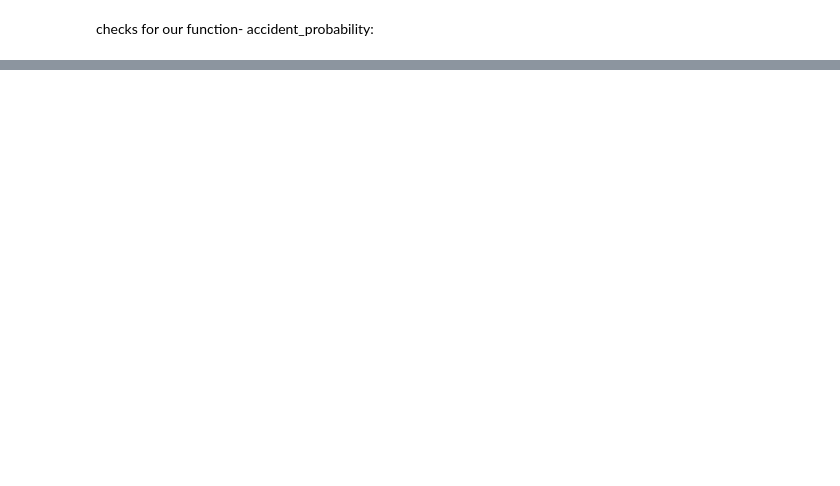
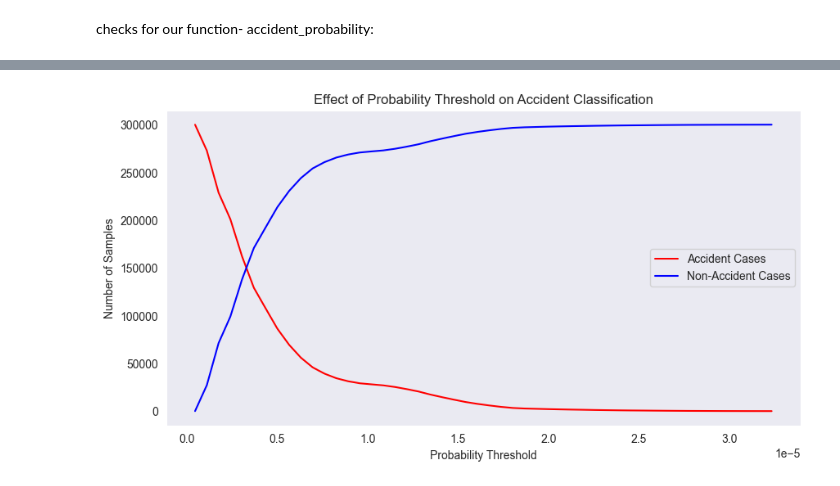
Before and after one commit to zaurusman/Project-RideShare, a Jupyter notebook: Generating_Data.ipynb, the cells around one changed output, grey strips where cells are left out. Cells and saved outputs as stored; diff of their text form; code cells hidden in the pictures; blank space fills up the shorter version.

Commit message:
shira with changes

```diff
--- a/Generating_Data.ipynb
+++ b/Generating_Data.ipynb
@@ -992,0 +1045,83 @@ AssertionError: Error: Probability should differ for road types!
+# %%
+import pandas as pd
+import numpy as np
+import matplotlib.pyplot as plt
+
+# Define mapping from Area to Police Unit Index (assuming order matches)
+area_to_police_unit = {
+    'Valleys Area': 0, 'Negev Area': 1, 'Hasharon Area': 2, 'Coastal Area': 3,
+    'Eilat Area': 4, 'Lachish Area': 5, 'Jerusalem District': 6, 'Haifa Area': 7,
+    'Galilee Area': 8, 'Shomron Area': 9
+}
+
+def convert_time_to_decimal(time_str):
+    """Converts HH:MM:SS time format to fractional hours."""
+    h, m, s = map(int, time_str.split(":"))
+    return h + m / 60 + s / 3600  # Convert to fractional hour
+
+def analyze_thresholds(dataset_path):
+    """
+    Loads the dataset, applies accident_probability to each row,
+    and finds an optimal threshold to classify accidents.
+    """
+    # Load dataset
+    df = pd.read_csv(dataset_path)
+
+    # Ensure necessary columns exist
+    required_columns = ['Age', 'Time', 'Road Type', 'Area']
+    for col in required_columns:
+        if col not in df.columns:
+            raise ValueError(f"Missing required column: {col}")
+
+    # Convert time to fractional hours
+    df['Time'] = df['Time'].apply(convert_time_to_decimal)
+
+    # Map Area to Police Unit Index
+    df['police_unit_index'] = df['Area'].map(area_to_police_unit)
+
+    # Compute accident probabilities for each row
+    df['predicted_prob'] = df.apply(lambda row: accident_probability(
+        row['Age'], row['Time'], row['Road Type'], row['police_unit_index']
+    ), axis=1)
+
+    # Define probability thresholds to test
+    thresholds = np.linspace(df['predicted_prob'].min(), df['predicted_prob'].max(), 50)
+
+    # Store results
+    results = []
+
+    for threshold in thresholds:
+        df['predicted_accident'] = df['predicted_prob'] > threshold
+
+        # Count samples classified as accident vs. non-accident
+        positive_cases = df['predicted_accident'].sum()
+        negative_cases = len(df) - positive_cases
+
+        results.append((threshold, positive_cases, negative_cases))
+
+    # Convert to DataFrame
+    results_df = pd.DataFrame(results, columns=['Threshold', 'Positive Cases', 'Negative Cases'])
+
+    # Plot results
+    plt.figure(figsize=(10, 5))
+    plt.plot(results_df['Threshold'], results_df['Positive Cases'], label="Accident Cases", color='red')
+    plt.plot(results_df['Threshold'], results_df['Negative Cases'], label="Non-Accident Cases", color='blue')
+    plt.xlabel("Probability Threshold")
+    plt.ylabel("Number of Samples")
+    plt.title("Effect of Probability Threshold on Accident Classification")
+    plt.legend()
+    plt.grid()
+    plt.show()
+
+    return results_df
+
+random_dataset_path = '/Users/sgahtan/Desktop/shira/studies/project/Project-RideShare/random_dataset.csv'
+
+# Run analysis
+results_df = analyze_thresholds(random_dataset_path)
+
+# Display results
+import ace_tools as tools
+tools.display_dataframe_to_user(name="Threshold Analysis Results", dataframe=results_df)
+# %% [output]
+[figure, added]
```
Also changed, not shown: parts of 15 cells of this notebook.
